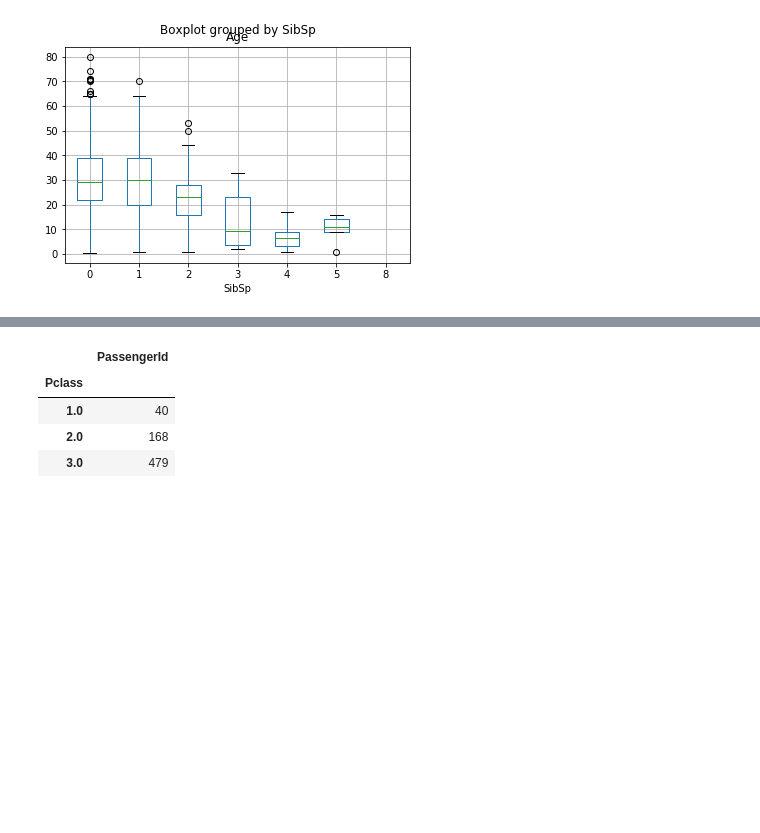
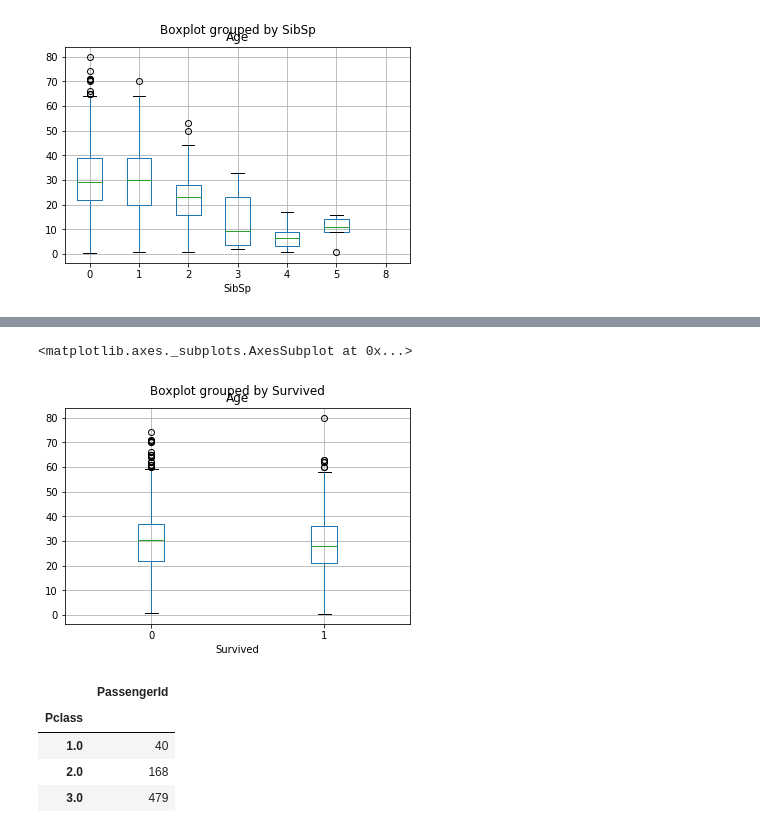
Before and after one commit to rymlaabiyad/ML_titanic, a Jupyter notebook: ML_Titanic.ipynb, the cells around one changed output, grey strips where cells are left out. Cells and saved outputs as stored; diff of their text form; code cells hidden in the pictures; blank space fills up the shorter version.

```diff
--- a/ML_Titanic.ipynb
+++ b/ML_Titanic.ipynb
@@ -165 +149,6 @@ data.tail()
+# %%
+data.boxplot('Age', by='Survived')
+# %% [output]
+<matplotlib.axes._subplots.AxesSubplot at 0x...>
+[figure, added]
 # %%
```
Also changed, not shown: parts of 23 cells of this notebook.
